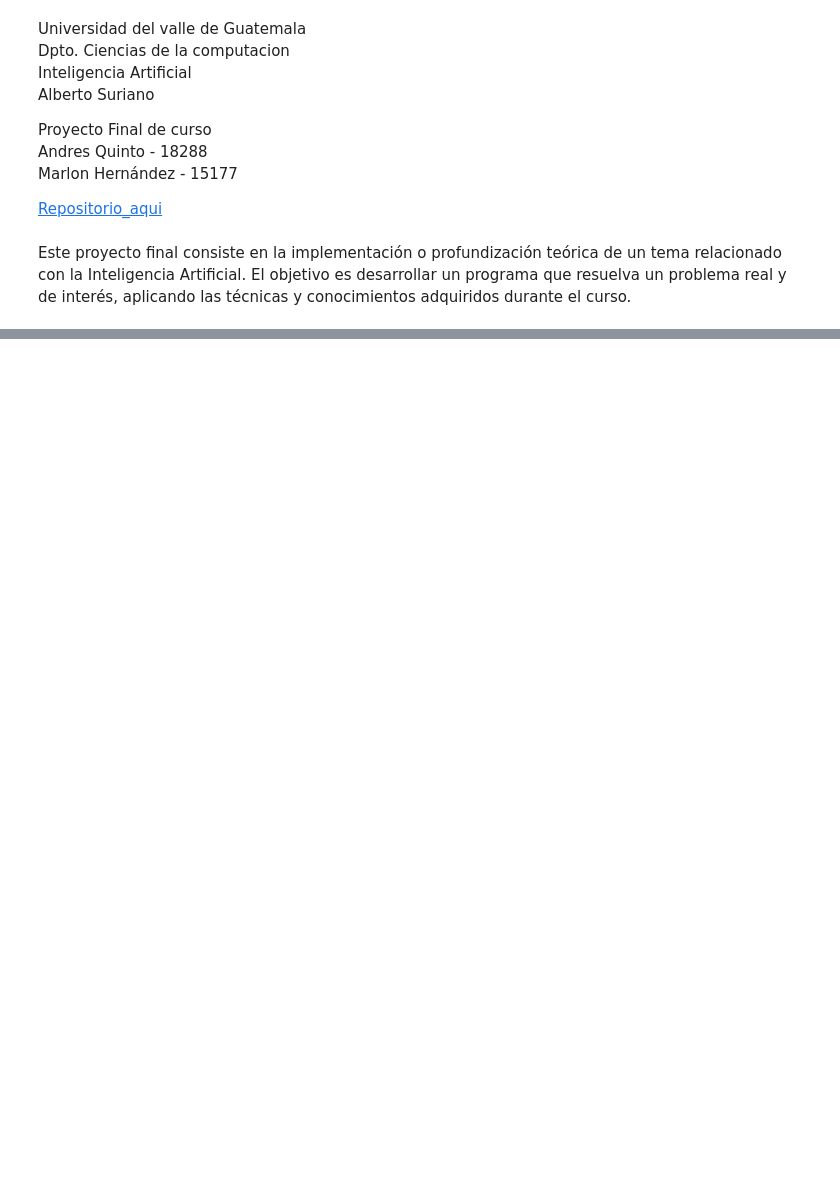
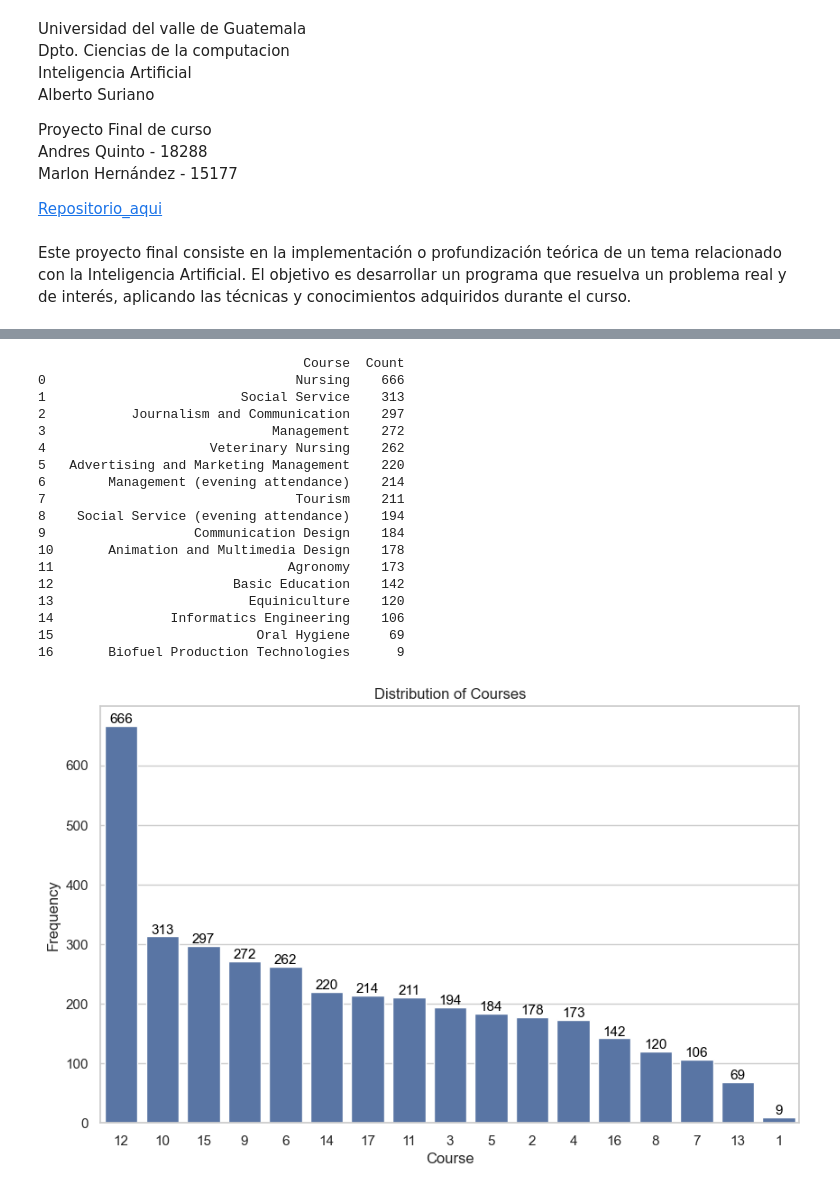
Before and after one commit to AndresQuinto5/Proyecto_IA, a Jupyter notebook: Proyecto_Students.ipynb, the cells around one changed output, grey strips where cells are left out. Saved outputs shown, nothing was run; the diff lists cells and outputs as text; code cells hidden in the pictures; blank space fills up the shorter version.

```diff
--- a/Proyecto_Students.ipynb
+++ b/Proyecto_Students.ipynb
@@ -130,0 +314,55 @@ x.columns = ['Application Mode', 'Count']
+# %%
+data = df['Course'].value_counts().reset_index()
+data.columns = ['Course', 'Count']
+data['Course'] = data['Course'].map({
+    1: 'Biofuel Production Technologies',
+    2: 'Animation and Multimedia Design',
+    3: 'Social Service (evening attendance)',
+    4: 'Agronomy',
+    5: 'Communication Design',
+    6: 'Veterinary Nursing',
+    7: 'Informatics Engineering',
+    8: 'Equiniculture',
+    9: 'Management',
+    10: 'Social Service',
+    11: 'Tourism',
+    12: 'Nursing',
+    13: 'Oral Hygiene',
+    14: 'Advertising and Marketing Management',
+    15: 'Journalism and Communication',
+    16: 'Basic Education',
+    17: 'Management (evening attendance)'
+})
+print(data)
+
+
+sns.set(style="whitegrid")
+plt.figure(figsize=(10, 6))
+ax = sns.countplot(x='Course', data=df, order=df['Course'].value_counts().index)
+plt.title('Distribution of Courses')
+plt.ylabel('Frequency')
+for p in ax.patches:
+    ax.annotate(f'{int(p.get_height())}', (p.get_x() + p.get_width() / 2., p.get_height()),
+                ha='center', va='center', fontsize=11, color='black', xytext=(0, 5),
+                textcoords='offset points')
+plt.show()
+# %% [output]
+                                  Course  Count
+0                                Nursing    666
+1                         Social Service    313
+2           Journalism and Communication    297
+3                             Management    272
+4                     Veterinary Nursing    262
+5   Advertising and Marketing Management    220
+6        Management (evening attendance)    214
+7                                Tourism    211
+8    Social Service (evening attendance)    194
+9                   Communication Design    184
+10       Animation and Multimedia Design    178
+11                              Agronomy    173
+12                       Basic Education    142
+13                         Equiniculture    120
+14               Informatics Engineering    106
+15                          Oral Hygiene     69
+16       Biofuel Production Technologies      9
+[figure, added]
```
Also changed, not shown: parts of 24 cells of this notebook.
